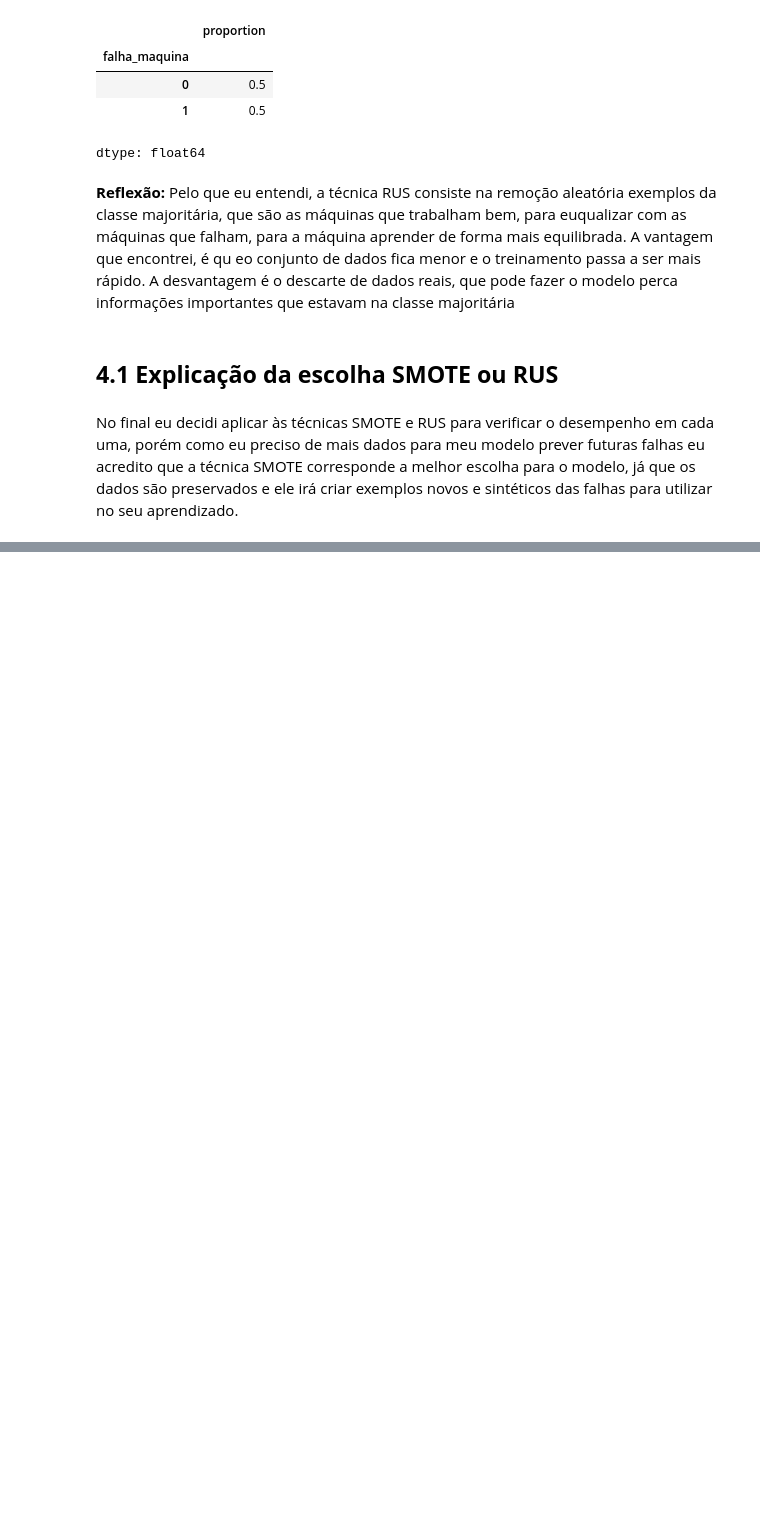
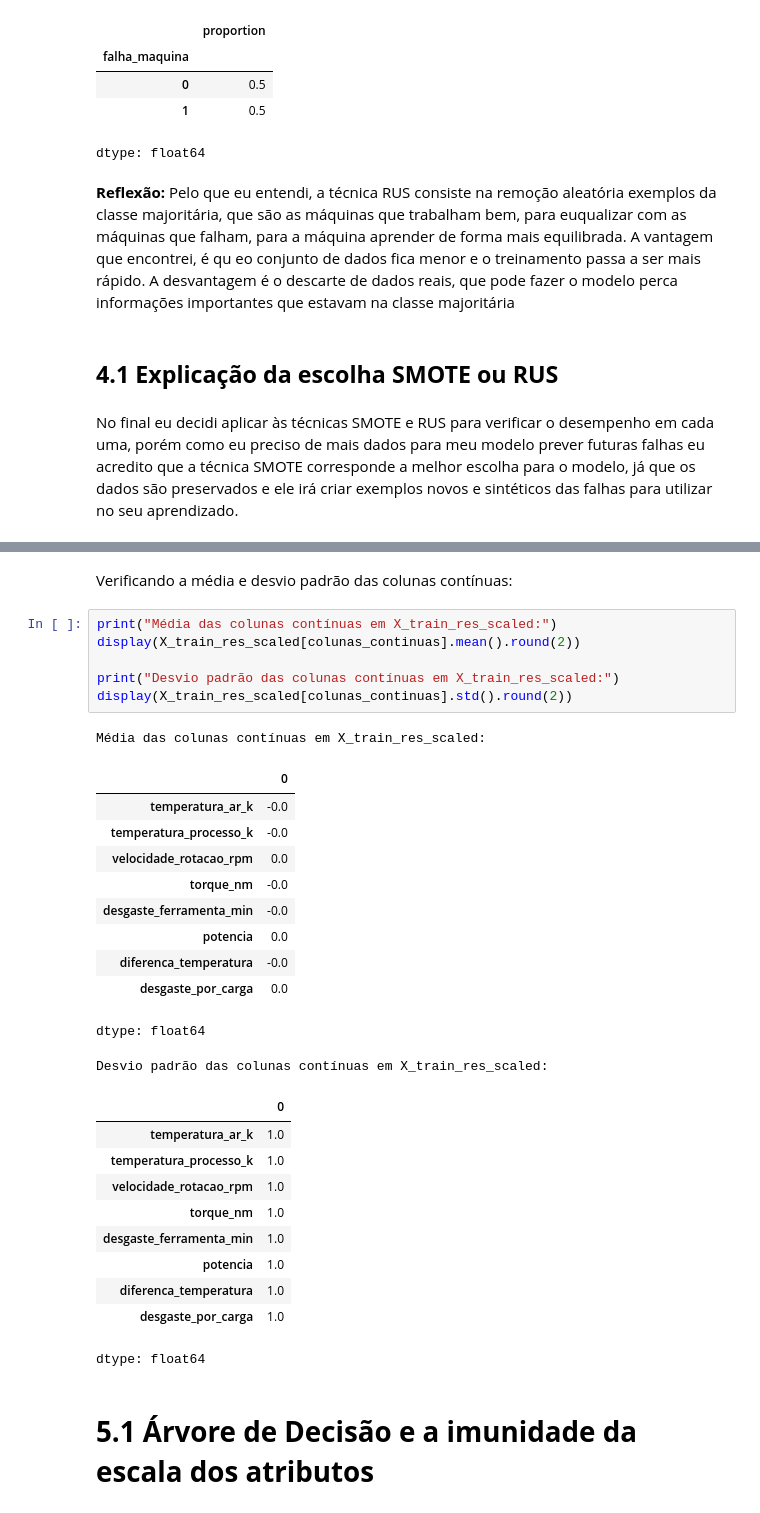
Before and after one commit to nemseibr/SCTEC2026.GEARGUARD, a Jupyter notebook: PROJETO_AVALIATIVO_MÓDULO_1.ipynb, the cells around one changed output, grey strips where cells are left out. Saved outputs shown, nothing was run; the diff lists cells and outputs as text; blank space fills up the shorter version.

```diff
--- a/PROJETO_AVALIATIVO_MÓDULO_1.ipynb
+++ b/PROJETO_AVALIATIVO_MÓDULO_1.ipynb
@@ -665,0 +718,33 @@ No final eu decidi aplicar às técnicas SMOTE e RUS para verificar o desempenho
+# %% [markdown]
+Verificando a média e desvio padrão das colunas contínuas:
+# %%
+print("Média das colunas contínuas em X_train_res_scaled:")
+display(X_train_res_scaled[colunas_continuas].mean().round(2))
+
+print("Desvio padrão das colunas contínuas em X_train_res_scaled:")
+display(X_train_res_scaled[colunas_continuas].std().round(2))
+# %% [output]
+Média das colunas contínuas em X_train_res_scaled:
+|  | 0 |
+| temperatura_ar_k | -0.0 |
+| temperatura_processo_k | -0.0 |
+| velocidade_rotacao_rpm | 0.0 |
+| torque_nm | -0.0 |
+| desgaste_ferramenta_min | -0.0 |
+| potencia | 0.0 |
+| diferenca_temperatura | -0.0 |
+| desgaste_por_carga | 0.0 |
+dtype: float64
+Desvio padrão das colunas contínuas em X_train_res_scaled:
+|  | 0 |
+| temperatura_ar_k | 1.0 |
+| temperatura_processo_k | 1.0 |
+| velocidade_rotacao_rpm | 1.0 |
+| torque_nm | 1.0 |
+| desgaste_ferramenta_min | 1.0 |
+| potencia | 1.0 |
+| diferenca_temperatura | 1.0 |
+| desgaste_por_carga | 1.0 |
+dtype: float64
+# %% [markdown]
+# **5.1 Árvore de Decisão e a imunidade da escala dos atributos**
```
Also changed, not shown: parts of 5 cells of this notebook.
